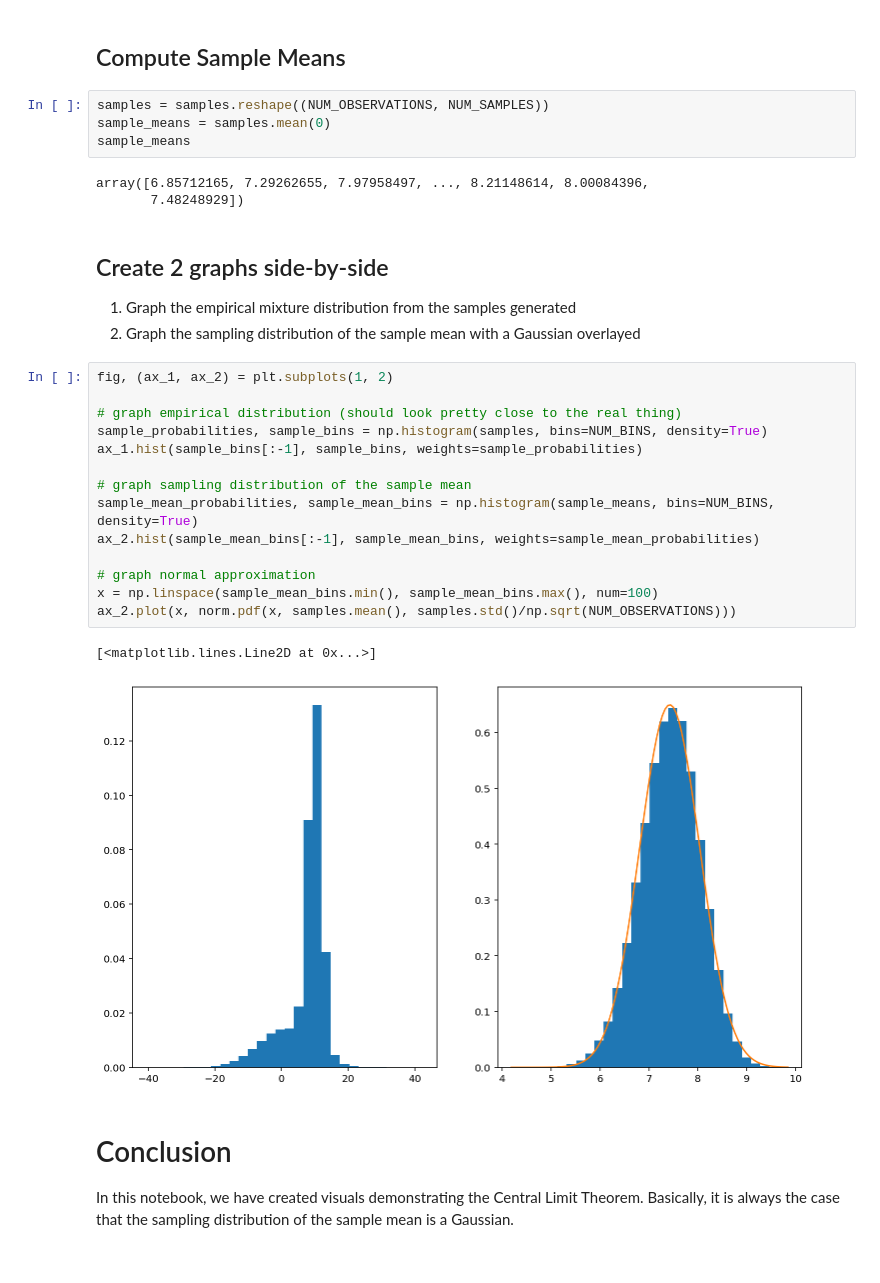
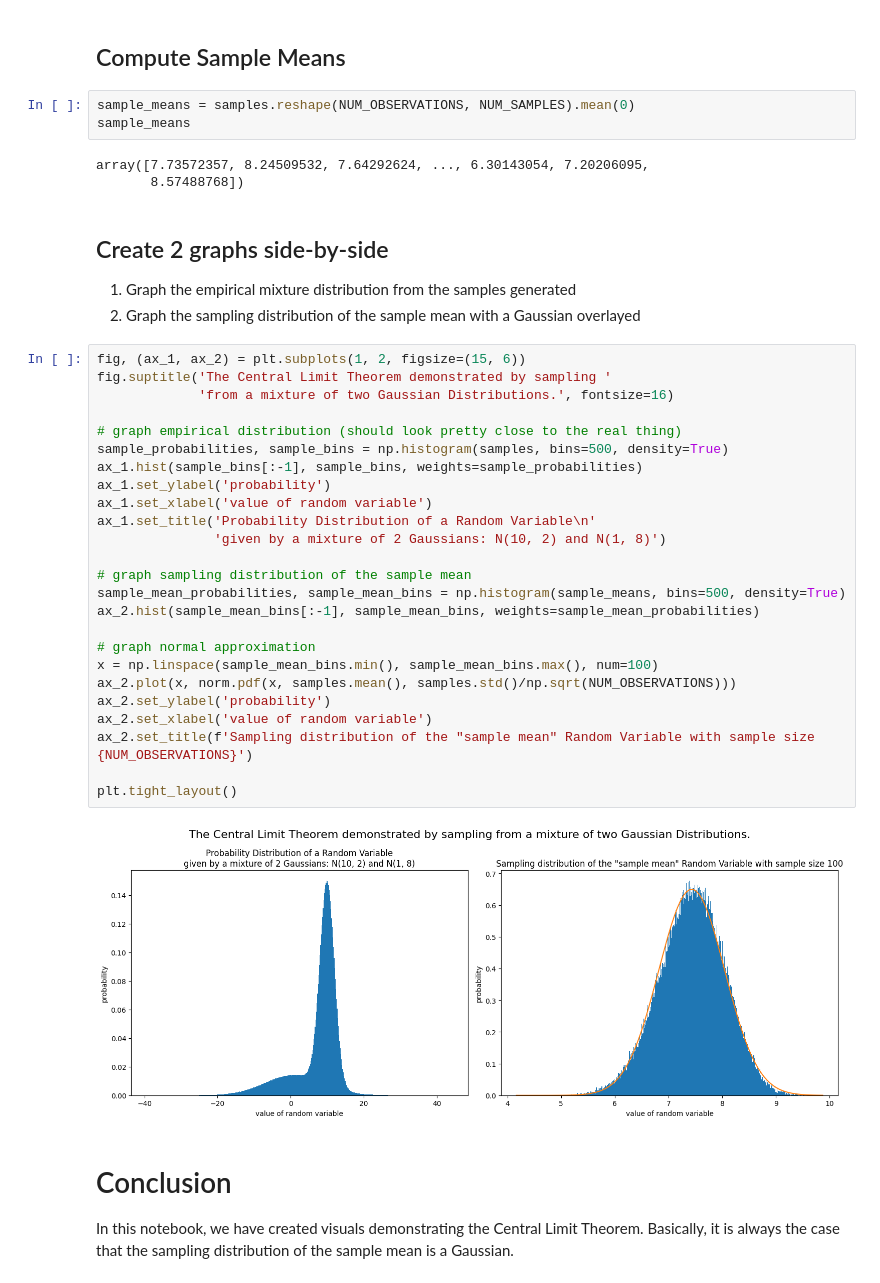
Before and after one commit to startakovsky/epib-463-fall-2022, a Jupyter notebook: handout-week-09/central-limit-theorem.ipynb, the cells around one changed output. Saved outputs shown, nothing was run; the diff lists cells and outputs as text.

Commit message:
Improve Central Limit Theorem Explanation

```diff
--- a/handout-week-09/central-limit-theorem.ipynb
+++ b/handout-week-09/central-limit-theorem.ipynb
@@ -208,34 +253,43 @@ samples = mixture_rvs(probabilities, size,
 # %% [markdown]
 ## Compute Sample Means
 # %%
-samples = samples.reshape((NUM_OBSERVATIONS, NUM_SAMPLES))
-sample_means = samples.mean(0)
+sample_means = samples.reshape(NUM_OBSERVATIONS, NUM_SAMPLES).mean(0)
 sample_means
 # %% [output]
-array([6.85712165, 7.29262655, 7.97958497, ..., 8.21148614, 8.00084396,
-       7.48248929])
+array([7.73572357, 8.24509532, 7.64292624, ..., 6.30143054, 7.20206095,
+       8.57488768])
 # %% [markdown]
 ## Create 2 graphs side-by-side
 
  1. Graph the empirical mixture distribution from the samples generated
  2. Graph the sampling distribution of the sample mean with a Gaussian overlayed
 # %%
-fig, (ax_1, ax_2) = plt.subplots(1, 2)
+fig, (ax_1, ax_2) = plt.subplots(1, 2, figsize=(15, 6))
+fig.suptitle('The Central Limit Theorem demonstrated by sampling '
+             'from a mixture of two Gaussian Distributions.', fontsize=16)
 
 # graph empirical distribution (should look pretty close to the real thing)
-sample_probabilities, sample_bins = np.histogram(samples, bins=NUM_BINS, density=True)
+sample_probabilities, sample_bins = np.histogram(samples, bins=500, density=True)
 ax_1.hist(sample_bins[:-1], sample_bins, weights=sample_probabilities)
+ax_1.set_ylabel('probability')
+ax_1.set_xlabel('value of random variable')
+ax_1.set_title('Probability Distribution of a Random Variable\n'
+               'given by a mixture of 2 Gaussians: N(10, 2) and N(1, 8)')
 
 # graph sampling distribution of the sample mean
-sample_mean_probabilities, sample_mean_bins = np.histogram(sample_means, bins=NUM_BINS, density=True)
+sample_mean_probabilities, sample_mean_bins = np.histogram(sample_means, bins=500, density=True)
 ax_2.hist(sample_mean_bins[:-1], sample_mean_bins, weights=sample_mean_probabilities)
 
 # graph normal approximation
 x = np.linspace(sample_mean_bins.min(), sample_mean_bins.max(), num=100)
 ax_2.plot(x, norm.pdf(x, samples.mean(), samples.std()/np.sqrt(NUM_OBSERVATIONS)))
+ax_2.set_ylabel('probability')
+ax_2.set_xlabel('value of random variable')
+ax_2.set_title(f'Sampling distribution of the "sample mean" Random Variable with sample size {NUM_OBSERVATIONS}')
+
+plt.tight_layout()
 # %% [output]
-[<matplotlib.lines.Line2D at 0x...>]
-[figure, old version]
+[figure, new version]
 # %% [markdown]
 # Conclusion
 
```
Also changed, not shown: parts of 35 cells of this notebook.
